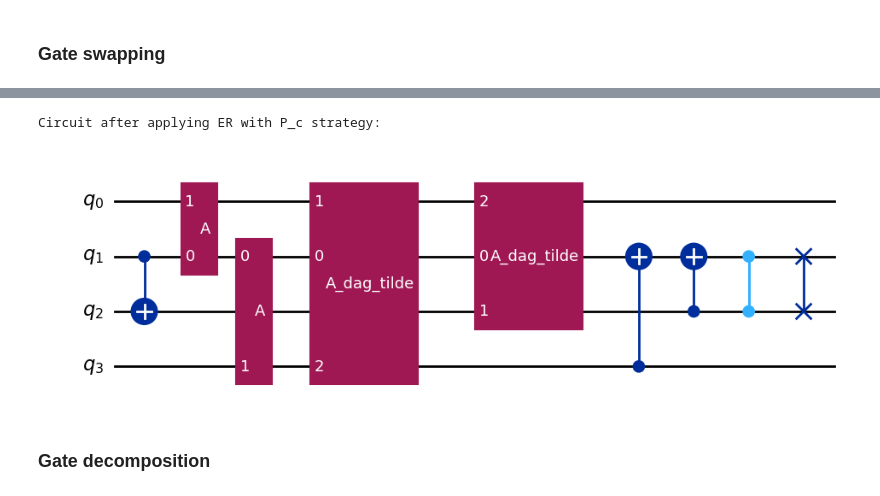
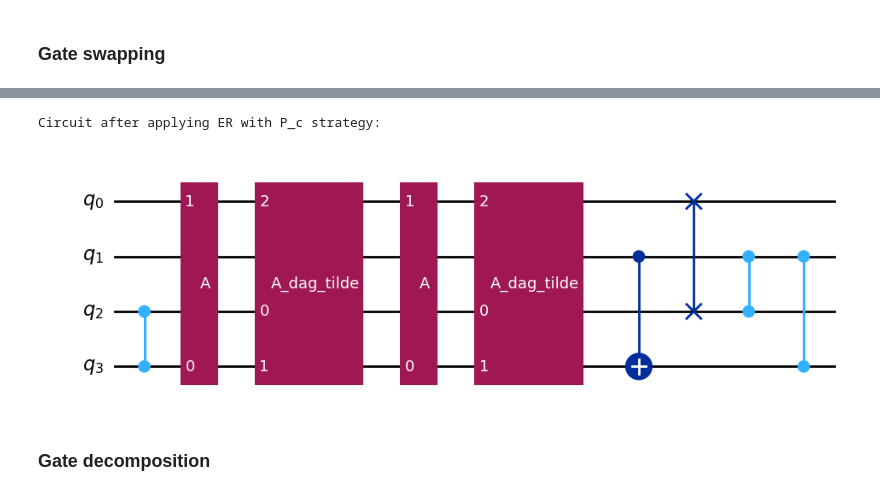
Before and after one commit to unitaryfund/circuit-unoptimization, a Jupyter notebook: notebooks/elemetary_recipe.ipynb, the cells around one changed output, grey strips where cells are left out. Cells and saved outputs as stored; diff of their text form; code cells hidden in the pictures.

```diff
--- a/notebooks/elemetary_recipe.ipynb
+++ b/notebooks/elemetary_recipe.ipynb
@@ -227,6 +187,6 @@ qc.draw("mpl")
 # %%
 # Perform gate insertion
-inserted_qc, B1_info, updated_er_gates = gate_insert(qc)
+inserted_qc, B1_info = gate_insert(qc)
 
 inserted_qc.draw("mpl")
 # %% [output]
@@ -244,6 +204,10 @@ def gate_swap(qc: QuantumCircuit, B1_info):
     Returns:
         new_qc: The modified quantum circuit after gate swapping.
     """
+    if B1_info is None:
+        # No gate insertion was performed; return the circuit unmodified
+        return qc
+
     B1_idx = B1_info["index"]
     B1_qubits = B1_info["qubits"]
     B1_gate = B1_info["gate"]
@@ -278,7 +242,7 @@ def gate_swap(qc: QuantumCircuit, B1_info):
     A_dag_tilde = Operator(A_dag_tilde_data)
 
     # Create a new circuit
-    new_qc = QuantumCircuit(qc.num_qubits)
+    new_qc = QuantumCircuit(*qc.qregs, *qc.cregs)
 
     # Copy the gates up to the insertion point of A†
     insertion_point = B1_idx + 2  # B1 and A have been inserted before A†
@@ -313,6 +274,6 @@ qc.draw("mpl")
 # %%
 # Perform gate insertion using P_r strategy
-inserted_qc, B1_info, previous_er_gates = gate_insert(qc, strategy='P_r', previous_er_gates=previous_er_gates)
+inserted_qc, B1_info = gate_insert(qc, strategy="P_c")
 
 # Perform gate swapping
 final_qc = gate_swap(inserted_qc, B1_info)
@@ -325,15 +286,15 @@ Circuit after applying ER with P_r strategy:
 # %%
 # Now, perform another ER using P_c strategy
-inserted_qc_2, B1_info_2, previous_er_gates = gate_insert(final_qc, strategy='P_c', previous_er_gates=previous_er_gates)
+inserted_qc_2, B1_info_2 = gate_insert(final_qc, strategy="P_c")
 
 # Perform gate swapping
 final_qc_2 = gate_swap(inserted_qc_2, B1_info_2)
 
 print("\nCircuit after applying ER with P_c strategy:")
 final_qc_2.draw("mpl")
 # %% [output]
 Circuit after applying ER with P_c strategy:
-[figure, old version]
+[figure, new version]
 # %% [markdown]
 ### Gate decomposition
 # %%
```
Also changed, not shown: parts of 16 cells of this notebook.
